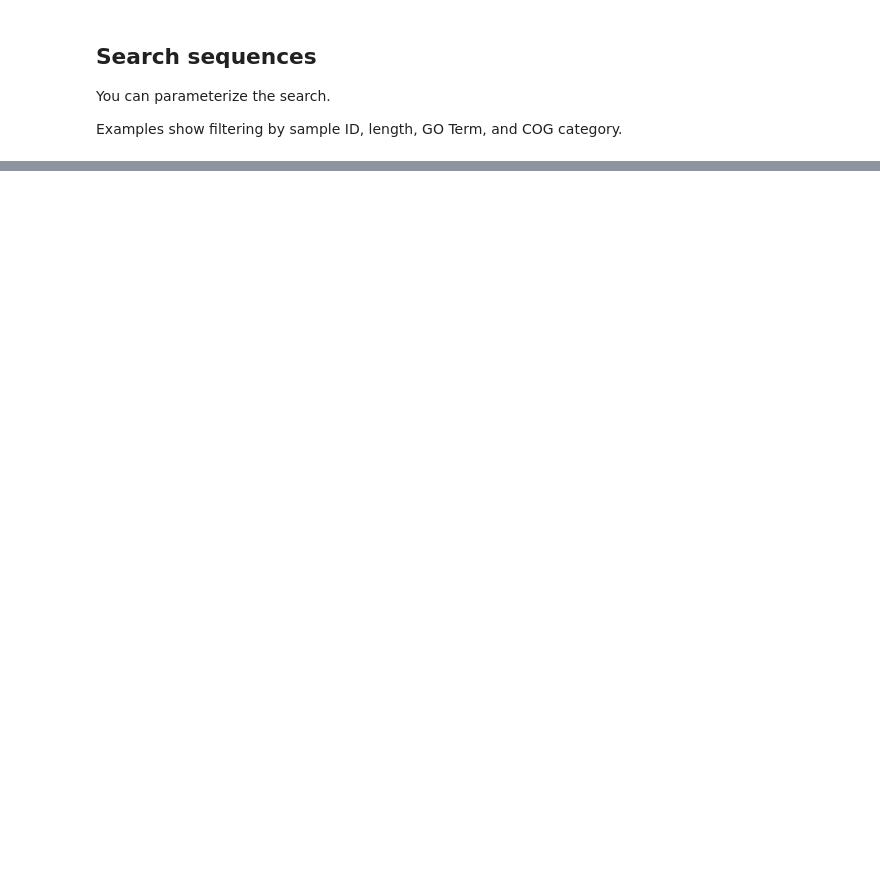
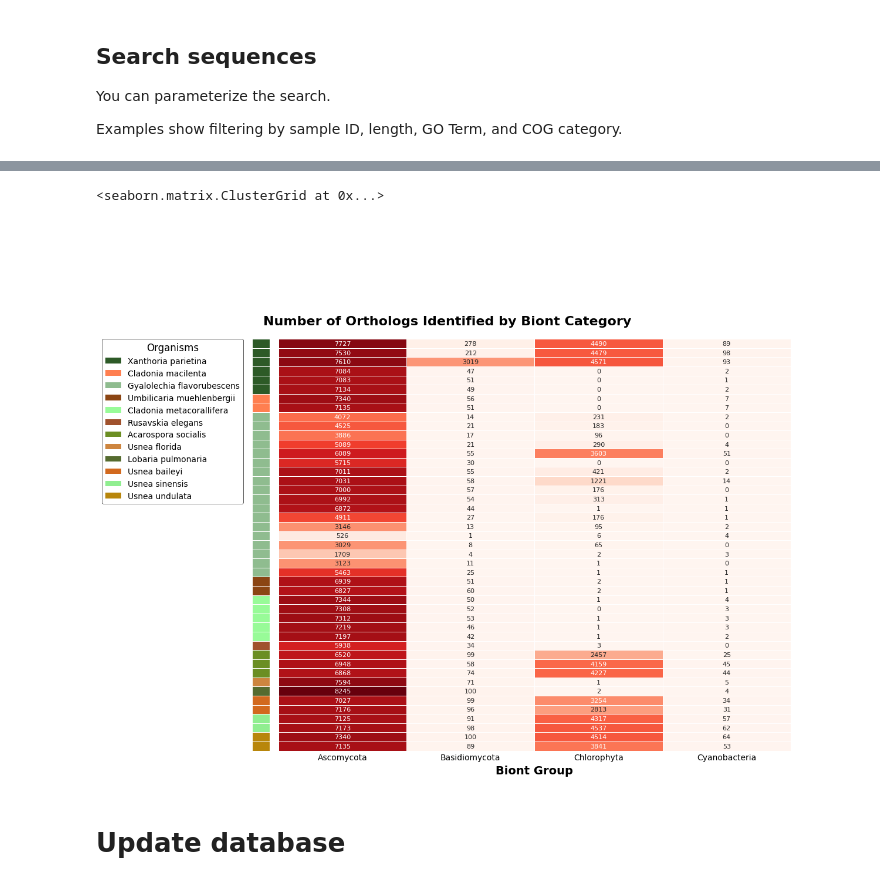
Before and after one commit to arudhir/planter, a Jupyter notebook: notebooks/database.ipynb, the cells around one changed output, grey strips where cells are left out. Cells and saved outputs as stored; diff of their text form; code cells hidden in the pictures; blank space fills up the shorter version.

```diff
--- a/notebooks/database.ipynb
+++ b/notebooks/database.ipynb
@@ -240,0 +507,71 @@ with DatabaseManager(db_path) as db_manager:
+# %%
+# Lichen-inspired palette with colors from real lichens
+# Bright lichen palette (for more contrast)
+lichen_natural = [
+    "#AFC8AD",  # Pale lichen green
+    "#E49B5D",  # Sunburst orange
+    "#94A684",  # Forest lichen
+    "#B99B6B",  # Crusty brown
+    "#D4C5A9",  # Pale parchment
+    "#4F6F52",  # Deep moss
+    "#C8B88A",  # Weathered thallus
+    "#AA7B6C",  # Faded fruiting body
+    "#9DA9A0",  # Ashen gray
+    "#DED0B6",  # Pale desert lichen
+    "#7D8471",  # Sage lichen
+    "#B4925A"   # Golden lichen
+]
+lichen_palette = [
+    "#7EB394",  # Usnea green-gray
+    "#FF9966",  # Xanthoria orange
+    "#AEBD7F",  # Flavoparmelia sage
+    "#904C2F",  # Cladonia rust brown
+    "#E6D1AC",  # Reindeer lichen pale
+    "#2F4538",  # Dark forest lichen
+    "#BDB76B",  # Common greenshield
+    "#D67F5B",  # British soldiers red
+    "#8B8B6E",  # Old man's beard gray
+    "#C1CDC1",  # Powdery gray
+    "#6B8E23",  # Wolf lichen green
+    "#CD853F"   # Tree lungwort brown
+]
+
+# Or more spaced out contrast:
+lichen_spaced = [
+    "#1B4D3E",  # Deep forest lichen
+    "#FF6B35",  # Bright orange
+    "#7BA05B",  # Medium lichen green
+    "#8B4513",  # Saddle brown
+    "#A4C639",  # Bright lichen
+    "#6B4423",  # Dark bark brown
+    "#548C00",  # Fresh moss
+    "#E67F30",  # Light rust
+    "#2F4538",  # Dark moss
+    "#CD853F",  # Golden brown
+    "#98FF98",  # Bright pale lichen
+    "#8E3200"   # Deep rust
+]
+
+lichen_contrast = [
+    "#2D5A27",  # Deep lichen green
+    "#FF7F50",  # Vibrant coral (like Xanthoria)
+    "#8FBC8F",  # Sage lichen green
+    "#8B4513",  # Rich bark brown
+    "#98FB98",  # Pale lichen green
+    "#A0522D",  # Sienna brown
+    "#6B8E23",  # Olive green
+    "#CD853F",  # Peru brown
+    "#556B2F",  # Dark olive
+    "#D2691E",  # Chocolate
+    "#90EE90",  # Light green
+    "#B8860B"   # Dark golden
+]
+plot_lichen_heatmap(
+    phyla_count_df,
+    figsize=(12, 10),
+    title='Number of Orthologs Identified by Biont Category',
+    palette=lichen_contrast
+)
+# %% [output]
+<seaborn.matrix.ClusterGrid at 0x...>
+[figure, added]
@@ -241,3 +580,5 @@ with DatabaseManager(db_path) as db_manager:
+# %% [markdown]
+# Update database
 # %%
 from planter.database.builder import SequenceDBBuilder
 # Define paths
```
Also changed, not shown: parts of 20 cells of this notebook, 5 other files.
